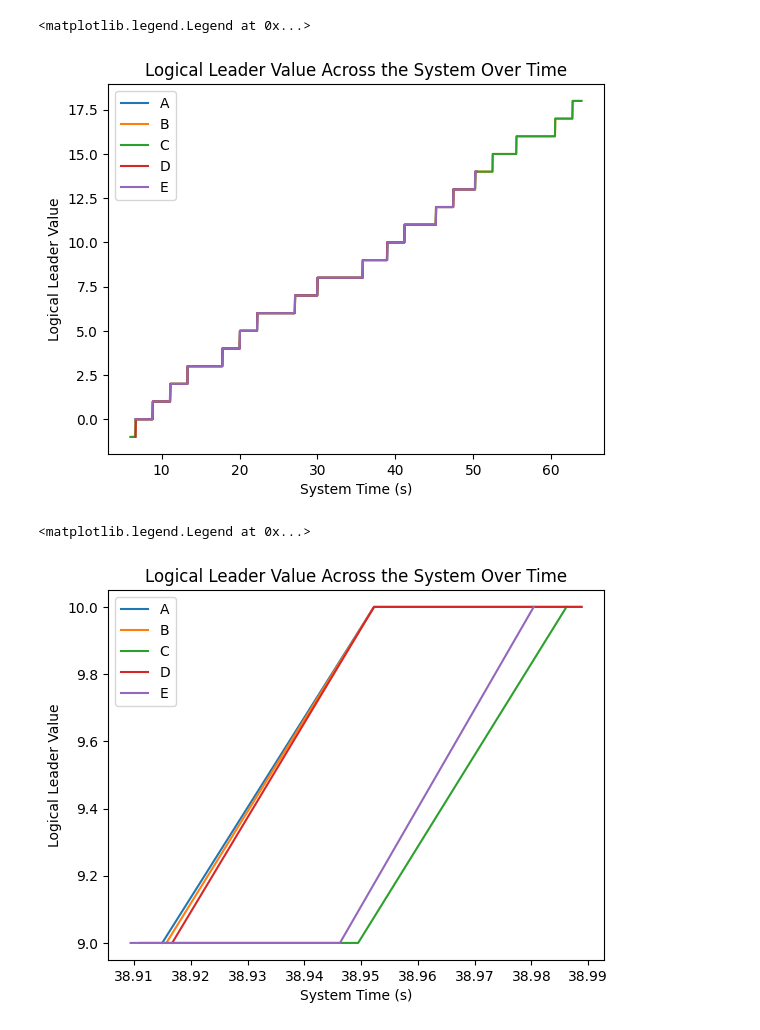
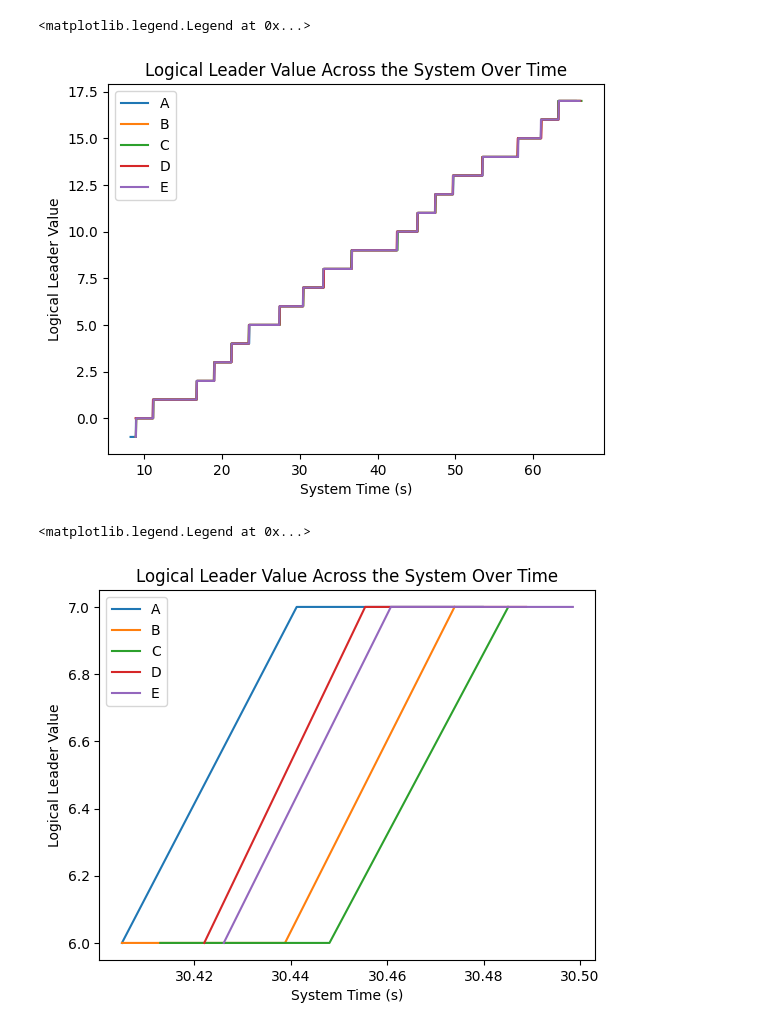
Before and after one commit to mpekala23/NerfGoliath, a Jupyter notebook: results/logical_leader/analysis.ipynb, the cells around one changed output. Saved outputs shown, nothing was run; the diff lists cells and outputs as text; code cells hidden in the pictures.

```diff
--- a/results/logical_leader/analysis.ipynb
+++ b/results/logical_leader/analysis.ipynb
@@ -13,9 +13,9 @@ def get_all_files(folder):
                 file_list.append(os.path.join(root,file))
     return file_list
 
-min_xs = 1.68348523e9
+min_xs = 1.68348595e9
 
-def get_player_data(player_name, min_x: Union[int, None] = None, max_x: Union[int, None] = None) -> tuple[list[float], list[int]]:
+def get_player_data(player_name, min_x: Union[float, None] = None, max_x: Union[float, None] = None) -> tuple[list[float], list[int]]:
     with open(f"../../output/{player_name}.txt", "r") as fin:
         lines = fin.readlines()
         xs = []
@@ -43,17 +43,17 @@ plt.title("Logical Leader Value Across the System Over Time")
 plt.legend()
 # %% [output]
 <matplotlib.legend.Legend at 0x...>
-[figure, old version]
+[figure, new version]
 # %%
 # Now zoom in on a particular window
 for player in players:
-    xs, ys = get_player_data(player, 38.9, 39)
+    xs, ys = get_player_data(player, 30.4, 30.5)
     plt.plot(xs, ys, label=player)
 
 plt.xlabel("System Time (s)")
 plt.ylabel("Logical Leader Value")
 plt.title("Logical Leader Value Across the System Over Time")
 plt.legend()
 # %% [output]
 <matplotlib.legend.Legend at 0x...>
-[figure, old version]
+[figure, new version]
```
Also changed, not shown: 7 other files.
